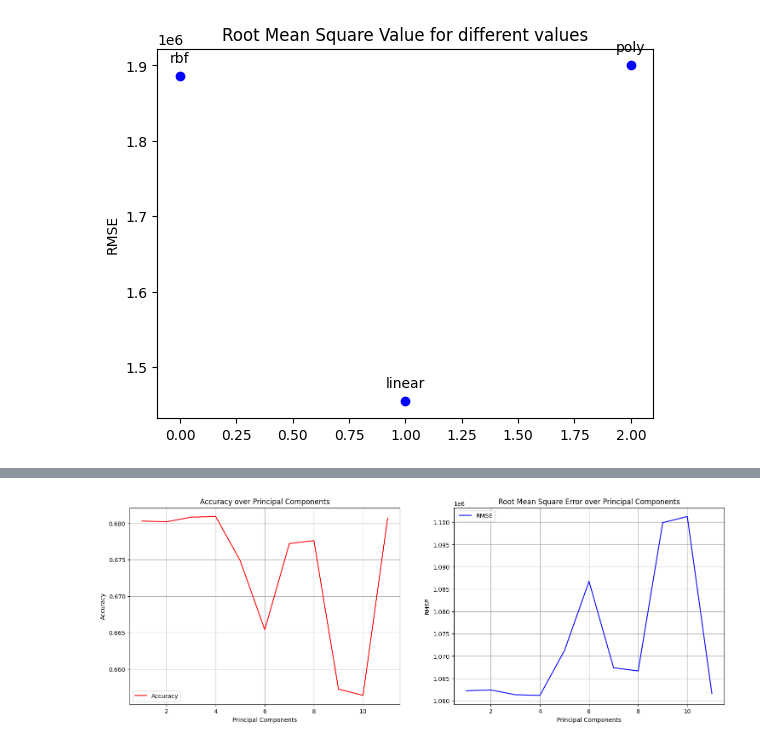
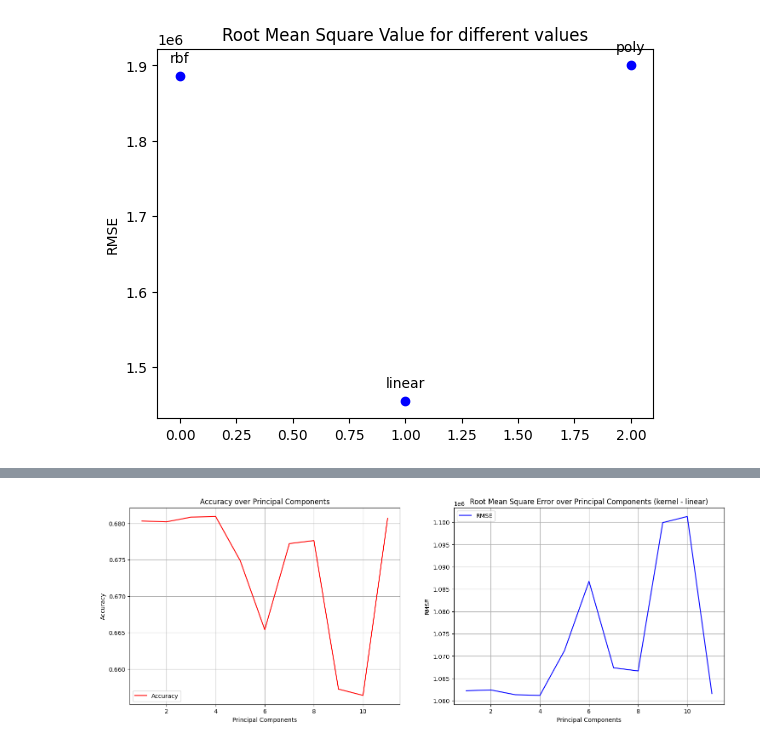
Before and after one commit to Dhanush-adk/machine_learning, a Jupyter notebook: assignment_4/Assignment_4.ipynb, the cells around one changed output, grey strips where cells are left out. Drawn from its saved outputs; the diff is of its cells as text; code cells hidden in the pictures.

```diff
--- a/assignment_4/Assignment_4.ipynb
+++ b/assignment_4/Assignment_4.ipynb
@@ -377,25 +377,25 @@ for k = 11, accuracy = 0.6806896152339366 , and Root Mean Square Value = 1061602
 # %%
 plt.figure(figsize=(18, 6))
 
 plt.subplot(1, 2, 1)
 plt.plot(range(1, max_k+1), accuracy, color = 'red', label = "Accuracy")
 plt.grid()
 plt.xlabel('Principal Components')
 plt.ylabel('Accuracy')
 plt.title('Accuracy over Principal Components')
 plt.legend()
 
 plt.subplot(1, 2, 2)
 plt.plot(range(1, max_k+1), rmse, color = 'blue', label = "RMSE")
 plt.grid()
 plt.xlabel('Principal Components')
 plt.ylabel('RMSE')
-plt.title('Root Mean Square Error over Principal Components')
+plt.title('Root Mean Square Error over Principal Components (kernel - linear)')
 plt.legend()
 
 plt.show()
 # %% [output]
-[figure, old version]
+[figure, new version]
 # %%
 accuracy = []
 rmse = []
```
Also changed, not shown: parts of 5 cells of this notebook.
